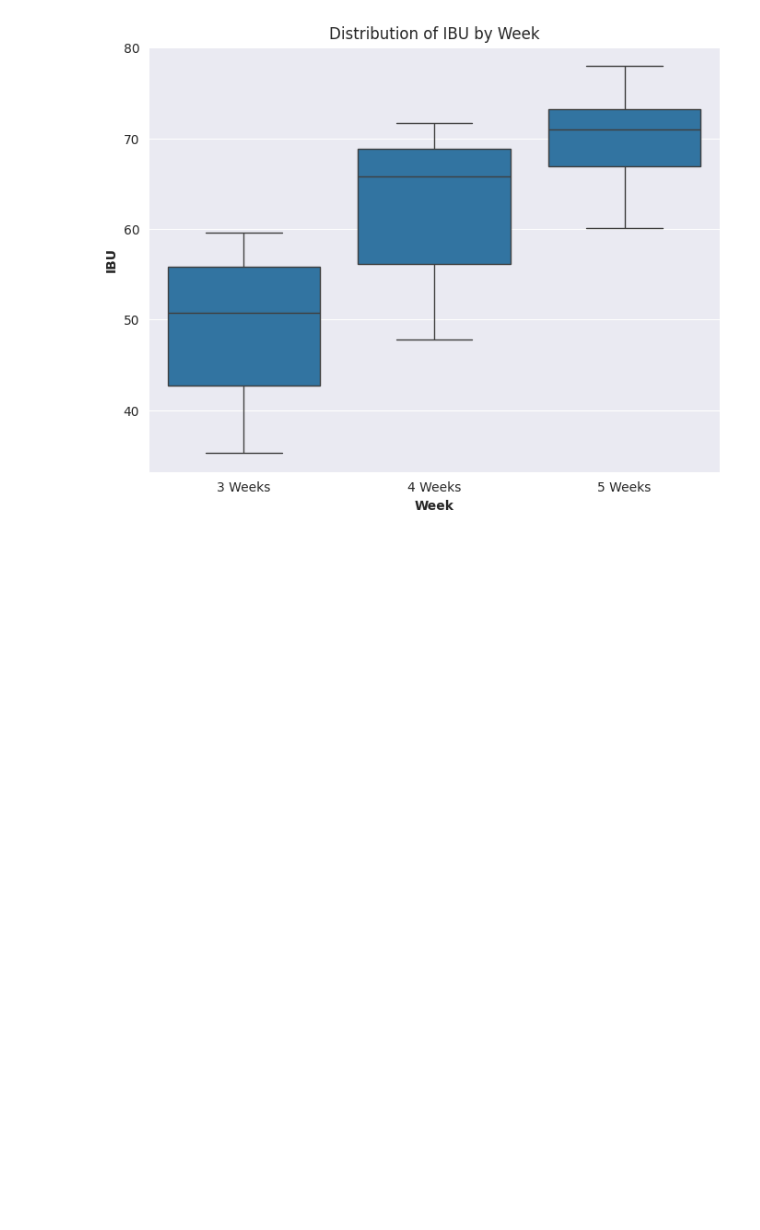
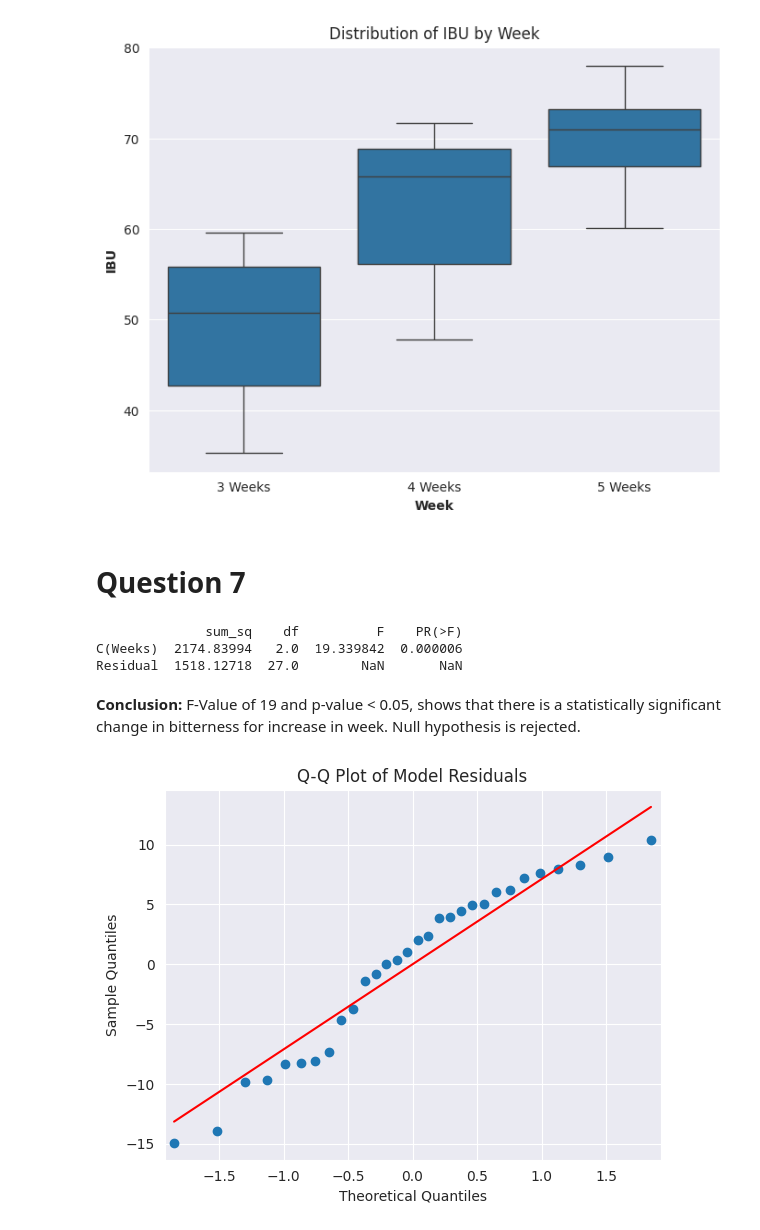
Before and after one commit to Cipher212/STAT-7220-Applied-Experimental-Design, a Jupyter notebook: Assignments/HW1/HW-1.ipynb, the cells around one changed output. Cells and saved outputs as stored; diff of their text form; code cells hidden in the pictures; blank space fills up the shorter version.

```diff
--- a/Assignments/HW1/HW-1.ipynb
+++ b/Assignments/HW1/HW-1.ipynb
@@ -157,3 +162,26 @@ Weeks
 4 Weeks   10.0  62.751  8.250384  47.82  56.0875  65.780  68.8950  71.70
 5 Weeks   10.0  69.725  5.631258  60.09  66.9300  70.950  73.1950  78.03
 [figure]
+# %% [markdown]
+# **Question 7**
+# %%
+model = ols('IBU ~ C(Weeks)', data=df).fit()
+
+# ANOVA table
+anova_table = sm.stats.anova_lm(model, typ=2) #using type 2 sum o f squares
+
+print(anova_table)
+# %% [output]
+              sum_sq    df          F    PR(>F)
+C(Weeks)  2174.83994   2.0  19.339842  0.000006
+Residual  1518.12718  27.0        NaN       NaN
+# %% [markdown]
+**Conclusion:** F-Value of 19 and p-value < 0.05, shows that there is a statistically significant change in bitterness for increase in week. Null hypothesis is rejected.
+# %%
+# Visualisation
+
+sm.qqplot(model.resid, line='s')
+plt.title("Q-Q Plot of Model Residuals")
+plt.show()
+# %% [output]
+[figure, added]
```
Also changed, not shown: parts of 4 cells of this notebook.
